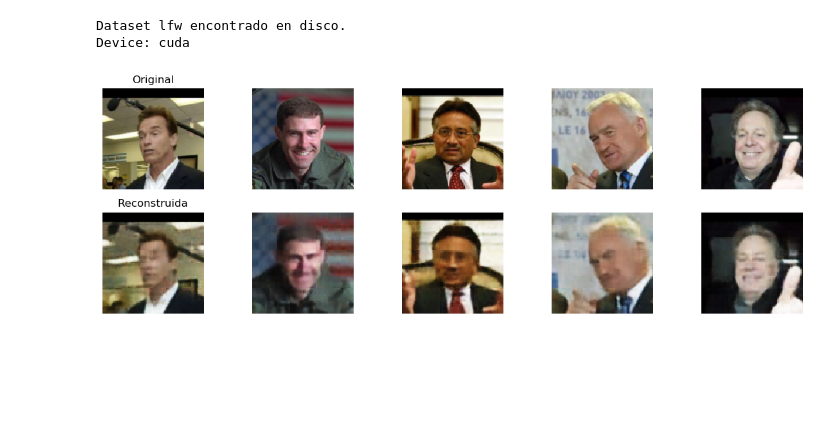
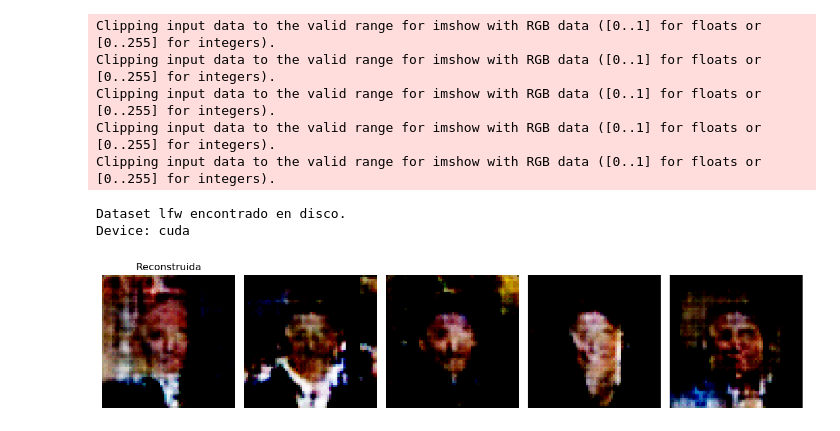
Before and after one commit to er1cramirez/ml2, a Jupyter notebook: src/BEGAN/test.ipynb, the cells around one changed output. Saved outputs shown, nothing was run; the diff lists cells and outputs as text; code cells hidden in the pictures; blank space fills up the shorter version.

```diff
--- a/src/BEGAN/test.ipynb
+++ b/src/BEGAN/test.ipynb
@@ -52,33 +51,40 @@ def visualize_results(model, test_loader, device, num_images=5):
         plt.show()
 # %%
 # Load the best model checkpoint
-model_path = '/home/eric/ml2/src/Autoencoder/out/checkpoints/best_model.pth'
+model_path = '/home/eric/ml2/src/GAN/out/checkpoints/best_G_model.pth'
 best_model = torch.load(model_path, weights_only=True)
 
-# Load the dataset
+# Definir transformaciones
 transform = transforms.Compose([
-    transforms.Resize((128, 128)),
-    transforms.ToTensor(),
-])
+        transforms.Resize(64),
+        transforms.CenterCrop(64),
+        transforms.ToTensor(),
+        transforms.Normalize((0.5, 0.5, 0.5), (0.5, 0.5, 0.5))
+    ])
 
 _, _, test_loader = lfw.get_data_loaders(
-    batch_size=32,
+    batch_size=64,
     base_dir=paths.BASE_DATA_DIR,
     download=False,
     transform=transform
 )
 
 device = torch.device('cuda' if torch.cuda.is_available() else 'cpu')
 print('Device:', device)
 
 # Crear y cargar el modelo
-autoencoder = model.ConvAutoencoder().to(device)
-autoencoder.load_state_dict(best_model['model_state_dict'])  # Aquí está el cambio
+G = Generator().to(device)
+G.load_state_dict(best_model['model_state_dict'])  # Aquí está el cambio
 
 
 # Visualizar resultados
-visualize_results(autoencoder, test_loader, device, num_images=5)
+visualize_results(G, test_loader, device, num_images=5)
 # %% [output]
-Dataset lfw encontrado en disco.
-Device: cuda
+Clipping input data to the valid range for imshow with RGB data ([0..1] for floats or [0..255] for integers).
+Clipping input data to the valid range for imshow with RGB data ([0..1] for floats or [0..255] for integers).
+Clipping input data to the valid range for imshow with RGB data ([0..1] for floats or [0..255] for integers).
+Clipping input data to the valid range for imshow with RGB data ([0..1] for floats or [0..255] for integers).
+Clipping input data to the valid range for imshow with RGB data ([0..1] for floats or [0..255] for integers).
+Dataset lfw encontrado en disco.
+Device: cuda
-[figure, old version]
+[figure, new version]
```
Also changed, not shown: parts of 2 cells of this notebook, 5 other files.
